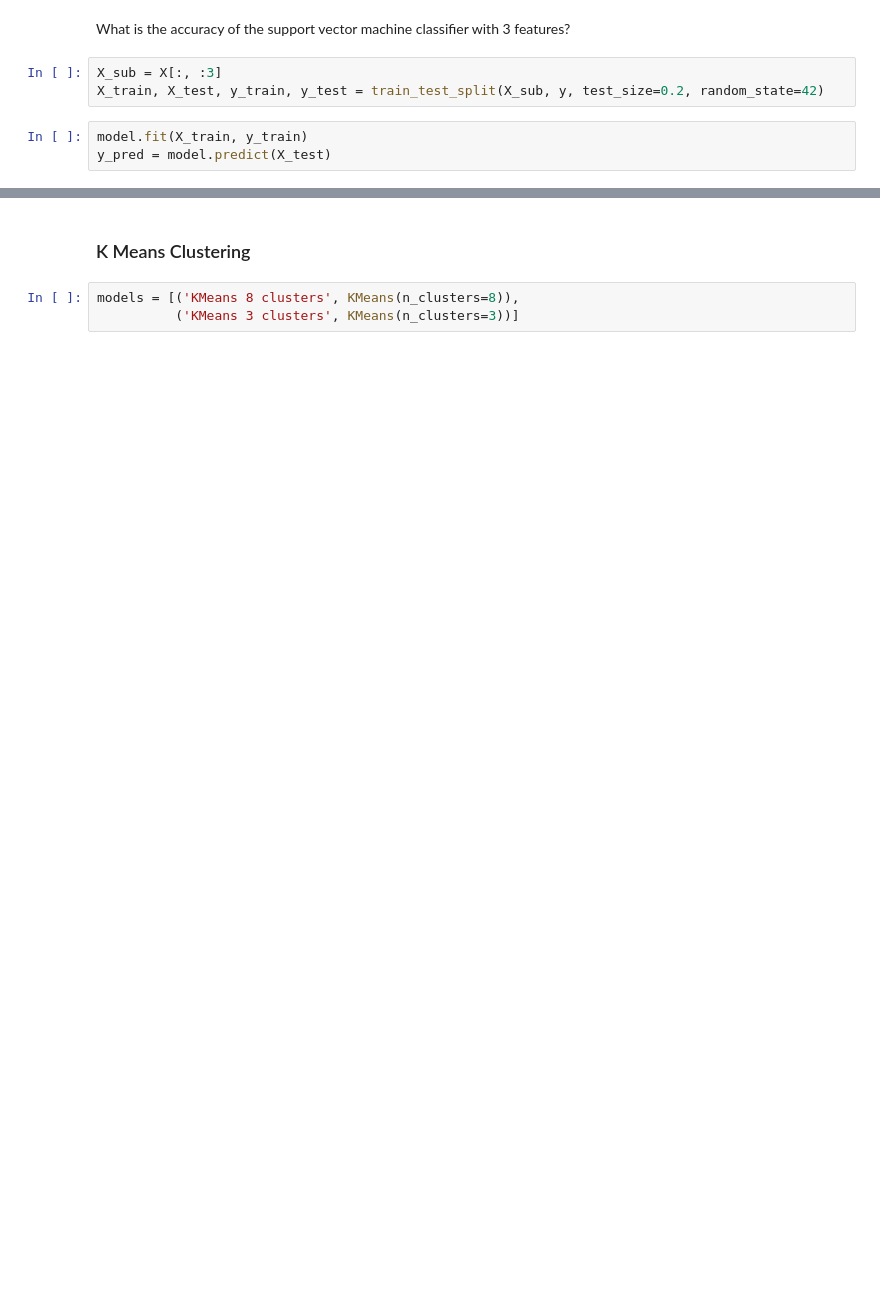
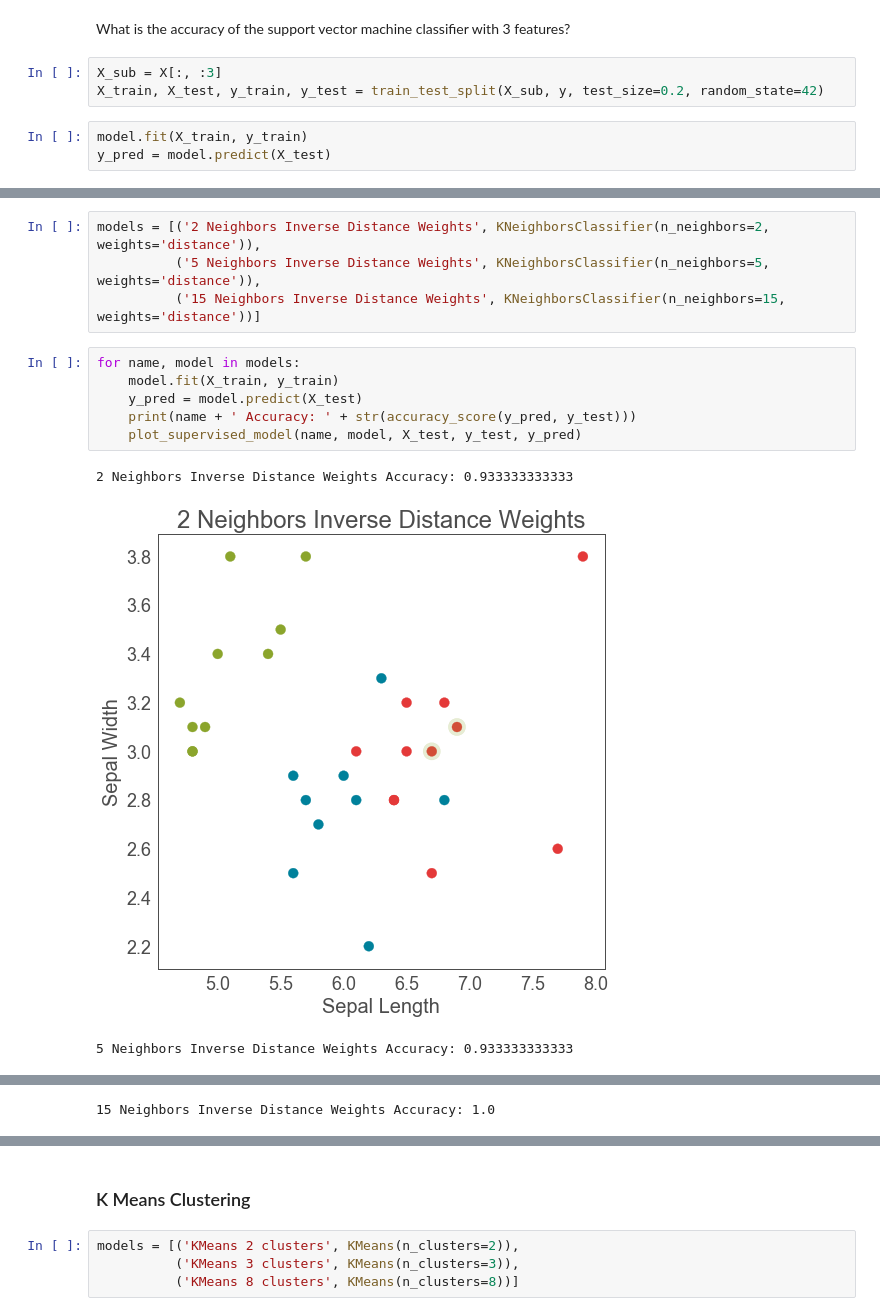
Before and after one commit to marijavlajic/code-university-ml-workshop, a Jupyter notebook: Ada Lovelace Festival - Introduction to Machine Learning Workshop.ipynb, the cells around one changed output, grey strips where cells are left out. Drawn from its saved outputs; the diff is of its cells as text; blank space fills up the shorter version.

```diff
--- a/Ada Lovelace Festival - Introduction to Machine Learning Workshop.ipynb
+++ b/Ada Lovelace Festival - Introduction to Machine Learning Workshop.ipynb
@@ -257,0 +280,14 @@ Cross validation example
+# %%
+models = [('2 Neighbors Inverse Distance Weights', KNeighborsClassifier(n_neighbors=2, weights='distance')),
+          ('5 Neighbors Inverse Distance Weights', KNeighborsClassifier(n_neighbors=5, weights='distance')),
+          ('15 Neighbors Inverse Distance Weights', KNeighborsClassifier(n_neighbors=15, weights='distance'))]
+# %%
+for name, model in models:
+    model.fit(X_train, y_train)
+    y_pred = model.predict(X_test)
+    print(name + ' Accuracy: ' + str(accuracy_score(y_pred, y_test)))
+    plot_supervised_model(name, model, X_test, y_test, y_pred)
+# %% [output]
+2 Neighbors Inverse Distance Weights Accuracy: 0.933333333333
+[figure, added]
+5 Neighbors Inverse Distance Weights Accuracy: 0.933333333333
@@ -257,0 +295 @@ Cross validation example
+15 Neighbors Inverse Distance Weights Accuracy: 1.0
@@ -258,7 +297,8 @@ Cross validation example
 # %% [markdown]
 ### K Means Clustering
-# %%
-models = [('KMeans 8 clusters', KMeans(n_clusters=8)),
-          ('KMeans 3 clusters', KMeans(n_clusters=3))]
+# %%
+models = [('KMeans 2 clusters', KMeans(n_clusters=2)),
+          ('KMeans 3 clusters', KMeans(n_clusters=3)),
+          ('KMeans 8 clusters', KMeans(n_clusters=8))]
 # %%
 for name, model in models:
```
Also changed, not shown: parts of 39 cells of this notebook, 3 other files.
